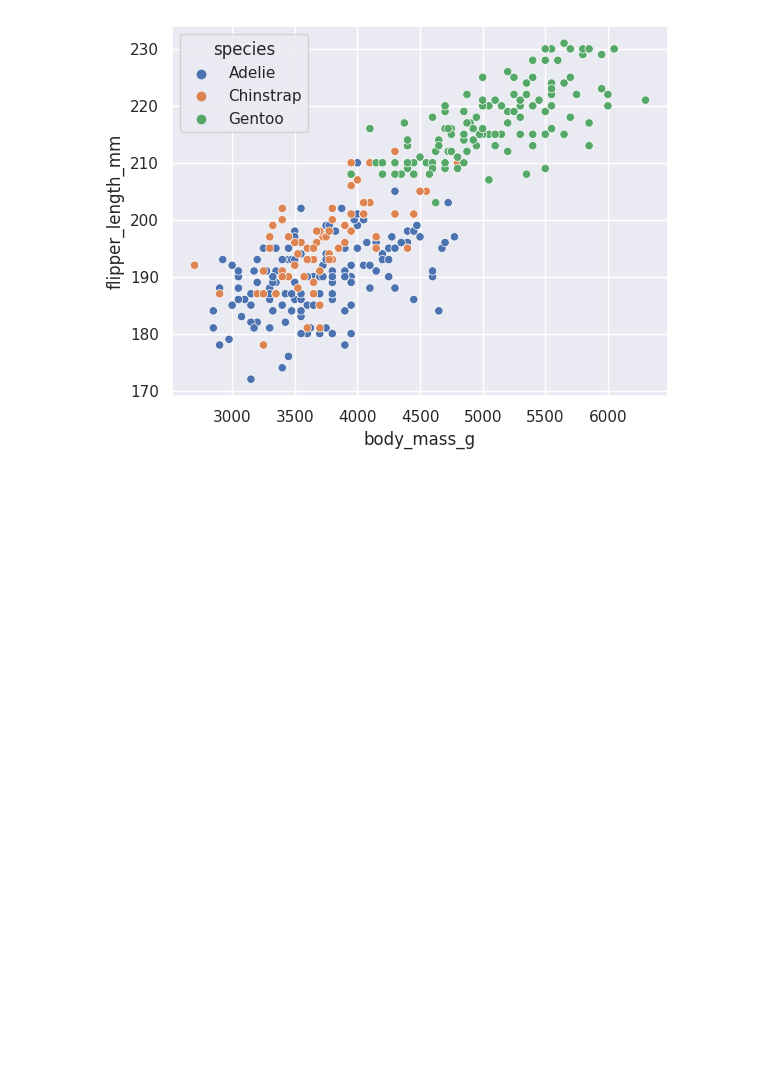
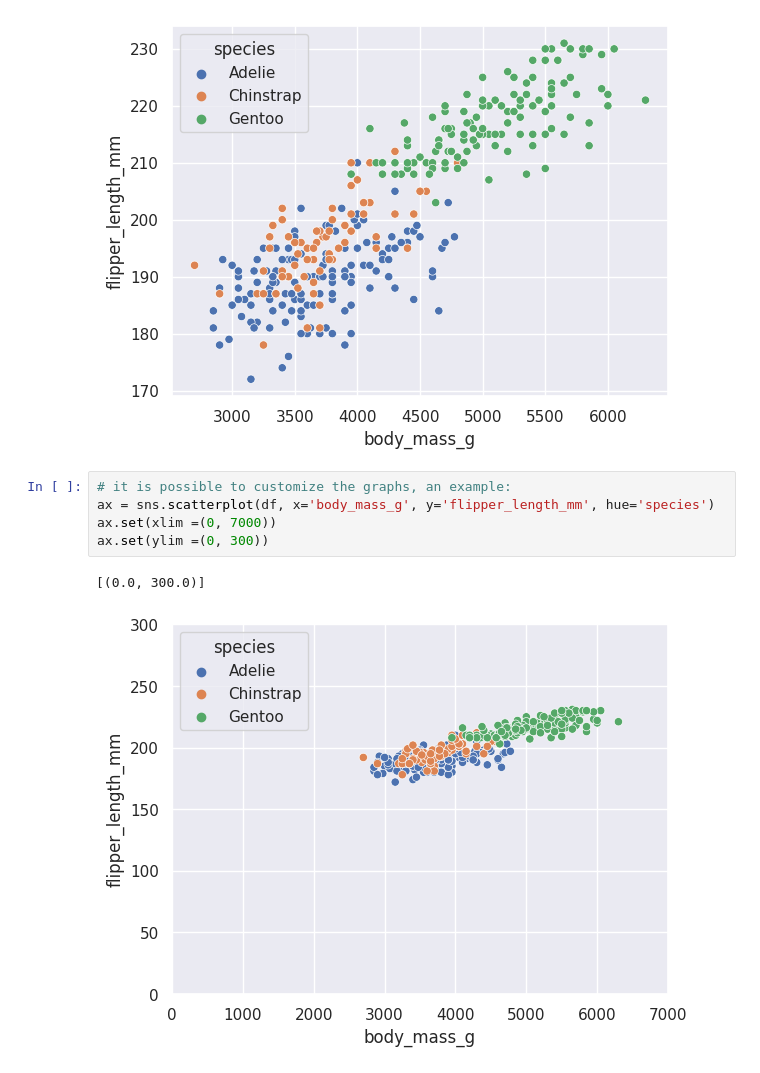
Before and after one commit to JungleKiosk/py_Scratch, a Jupyter notebook: py_DataAnalysis.ipynb, the cells around one changed output. Saved outputs shown, nothing was run; the diff lists cells and outputs as text; blank space fills up the shorter version.

Commit message:
set(xlim)

```diff
--- a/py_DataAnalysis.ipynb
+++ b/py_DataAnalysis.ipynb
@@ -357,3 +357,11 @@ sns.scatterplot(df, x='body_mass_g', y='flipper_length_mm', hue='species')
 # %% [output]
 <Axes: xlabel='body_mass_g', ylabel='flipper_length_mm'>
 [figure]
+# %%
+# it is possible to customize the graphs, an example:
+ax = sns.scatterplot(df, x='body_mass_g', y='flipper_length_mm', hue='species')
+ax.set(xlim =(0, 7000))
+ax.set(ylim =(0, 300))
+# %% [output]
+[(0.0, 300.0)]
+[figure, added]
```
